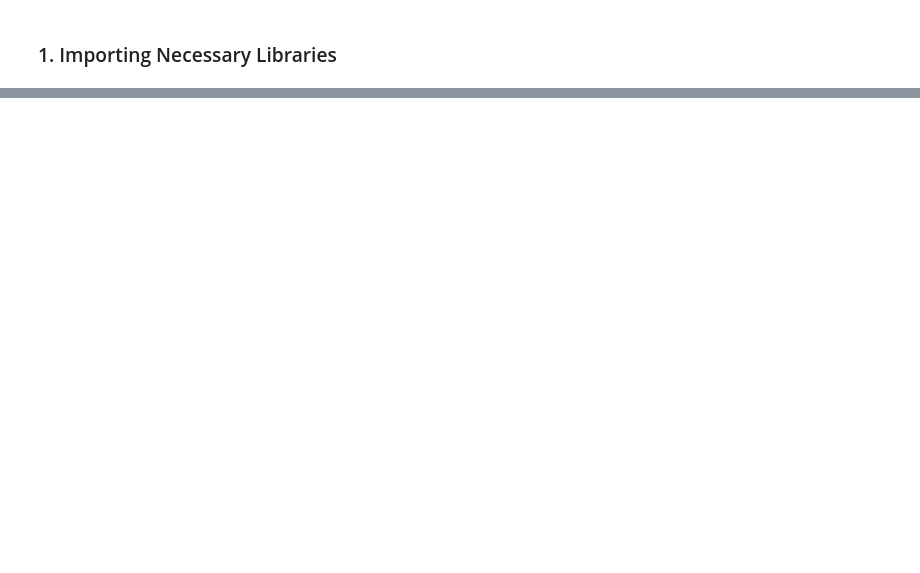
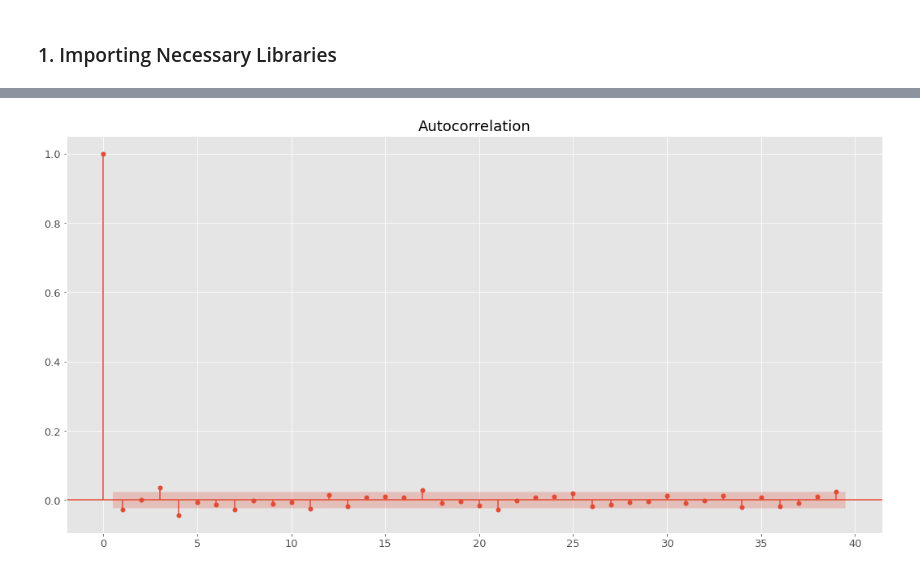
Before and after one commit to Matthewmcsl/datascience-projects, a Jupyter notebook: 1.Preliminary_EDA.ipynb, the cells around one changed output, grey strips where cells are left out. Drawn from its saved outputs; the diff is of its cells as text; code cells hidden in the pictures; blank space fills up the shorter version.

```diff
--- a/1.Preliminary_EDA.ipynb
+++ b/1.Preliminary_EDA.ipynb
@@ -20,0 +238,5 @@ snp500 = yf.download(tickers=['^GSPC'], start='2000-01-03', end='2019-07-01')
+# %%
+plot_acf(snp500_first_differencing['first_difference'])
+plt.show()
+# %% [output]
+[figure, added]
```
Also changed, not shown: parts of 25 cells of this notebook, 3 other files.
